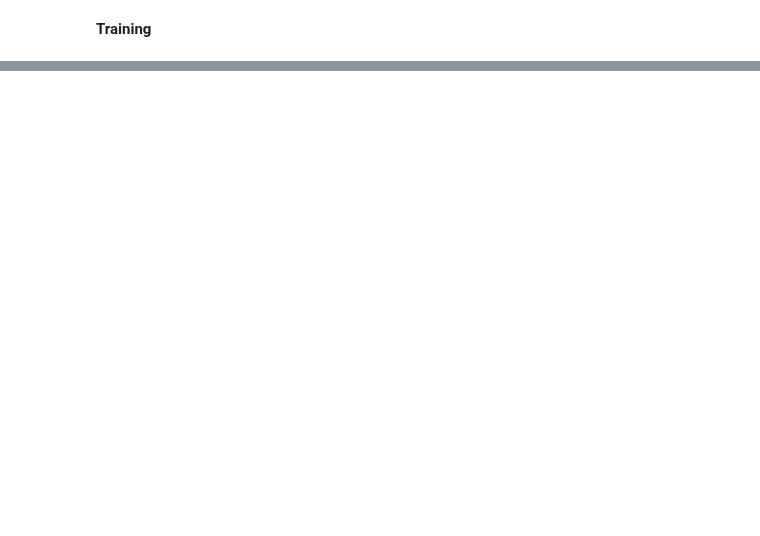
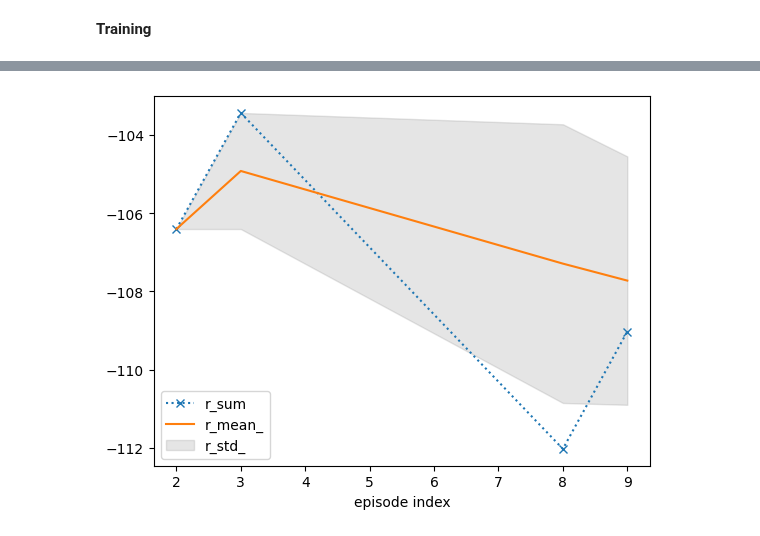
Before and after one commit to Theosdoor/Bipedal-Walking-with-RL, a Jupyter notebook: nchw73/nchw73-agent-code.ipynb, the cells around one changed output, grey strips where cells are left out. Drawn from its saved outputs; the diff is of its cells as text; code cells hidden in the pictures; blank space fills up the shorter version.

```diff
--- a/nchw73/nchw73-agent-code.ipynb
+++ b/nchw73/nchw73-agent-code.ipynb
@@ -24,0 +30,2 @@ import rldurham as rld
+# %%
+MAX_TIMESTEPS = 2000
@@ -429,0 +940,97 @@ A small demo with a predefined heuristic that is suboptimal and has no notion of
+# %%
+# training procedure
+for episode in range(1, max_episodes+1): # index from 1
+    # recording statistics and video can be switched on and off (video recording is slow!)
+    if is_recording and episode >= ep_start_rec:
+        env.info = episode % video_every == 0   # track every x episodes (usually tracking every episode is fine)
+        env.video = episode % video_every == 0  # record videos every x episodes (set BEFORE calling reset!)
+
+    # reset for new episode
+    state, info = env.reset()
+
+    # sample real env
+    ep_timesteps, ep_reward, input_buffer, info = train_on_environment(
+        actor, env, class_to_take_gradient_step, replay_buffer, max_timesteps, state,
+        batch_size, total_steps, window_size)
+
+    total_steps += ep_timesteps
+    tracker.track(info) # track statistics for plotting
+
+    # update train/test sets for dreamer (add new eps and trim to window size)
+    train_set, test_set = gen_test_train_seq(
+        replay_buffer, train_set, test_set, train_split, window_size, step_size, memory_ptr)
+
+    # train dreamer after ep_thresh and if the input buffer has enough data to fill context window
+    if episode >= episode_threshold and input_buffer.shape[0] == window_size:
+        # train and assess the dreamer every train_frequency
+        if episode % dreamer_train_frequency == 0:
+            dreamer.train_dreamer(train_set, dreamer_train_epochs, batch_size_dreamer)
+
+        # truncate the training set to control train time performance
+        if test_set.shape[0] > max_size:
+            train_set = train_set[-max_size:]
+
+        print('Size of sequences: ', train_set.shape[0], test_set.shape[0])
+
+        # evaluate the dreamer's performance & decide num of training steps for dreamer
+        dreamer_avg_loss = dreamer.test_dreamer(test_set, batch_size_dreamer)
+        dreamer_eps = get_dreamer_eps(dreamer_avg_loss, score_threshold)
+
+        # train on dreamer if its accurate enough
+        if dreamer_eps > 0:
+            print(f'Dreamer active for {dreamer_eps} iterations')
+            ep_timesteps_dreamer = ep_reward_dreamer = 0
+            for dep in range(dreamer_eps): # (dep = dreamer episode)
+                print(f'Dreamer ep: {dep+1}')
+
+                # initialise dreamer states with the input sequence
+                dreamer.states = input_buffer[:, :params['state_dim']]
+                dreamer.actions = input_buffer[:-1, params['state_dim']:params['state_dim']+params['action_dim']]
+                dreamer.rewards = input_buffer[:-1, -2-params['state_dim']].unsqueeze(1)
+                dreamer.dones = input_buffer[:-1, -1-params['state_dim']].unsqueeze(1)
+
+            # sample from dreamer environment (ignore input buffer and info)
+            _td, _rd, _, _ = train_on_environment(
+                actor, dreamer, class_to_take_gradient_step, replay_buffer,
+                math.ceil(total_steps/episode) - 1, dreamer.states[-1].cpu().numpy(),
+                batch_size, total_steps, window_size)
+
+            ep_timesteps_dreamer += _td
+            ep_reward_dreamer += _rd
+
+    memory_ptr = replay_buffer.ptr # update the memory pointer to the current position in the buffer
+
+    print(f"Ep: {episode} | Ep tsteps: {ep_timesteps} | Reward: {ep_reward:.3f} | Dreamer: {dreamer_eps > 0}")
+    if dreamer_eps > 0:
+        print(f"\t Dreamer Eps: {dreamer_eps} | Dreamer Avg Timesteps: {ep_timesteps_dreamer/dreamer_eps} | Dreamer Avg Reward: {ep_reward_dreamer/dreamer_eps}")
+
+    reward_list.append(ep_reward)
+    reward_avg_list.append(ep_reward)
+    ep_reward = 0
+
+    # plot tracked statistics (on real env)
+    if episode % 10 == 0:
+        tracker.plot(r_mean_=True, r_std_=True, r_sum=dict(linestyle=':', marker='x'))
+
+    # break condition - stop if we consistently meet target score
+    if len(reward_avg_list) == 100:
+        print(f'Current progress: {np.array(reward_avg_list).mean()}/{target_score}')
+        if np.array(reward_avg_list).mean() >= target_score: # quit when we've got (basically) optimal performance
+            print('Completed environment!')
+            break
+        reward_avg_list = reward_avg_list[-99:] # discard oldest on list
+
+if save_model:
+    torch.save(actor.state_dict(), './model.pth')
+
+# don't forget to close environment (e.g. triggers last video save)
+env.close()
+
+# write log file (for coursework)
+if hardcore:
+    filename = "nchw73-agent-hardcore-log.txt"
+else:
+    filename = "nchw73-agent-log.txt"
+env.write_log(folder="logs", file=filename)
+# %% [output]
+[figure, added]
```
Also changed, not shown: parts of 35 cells of this notebook.
